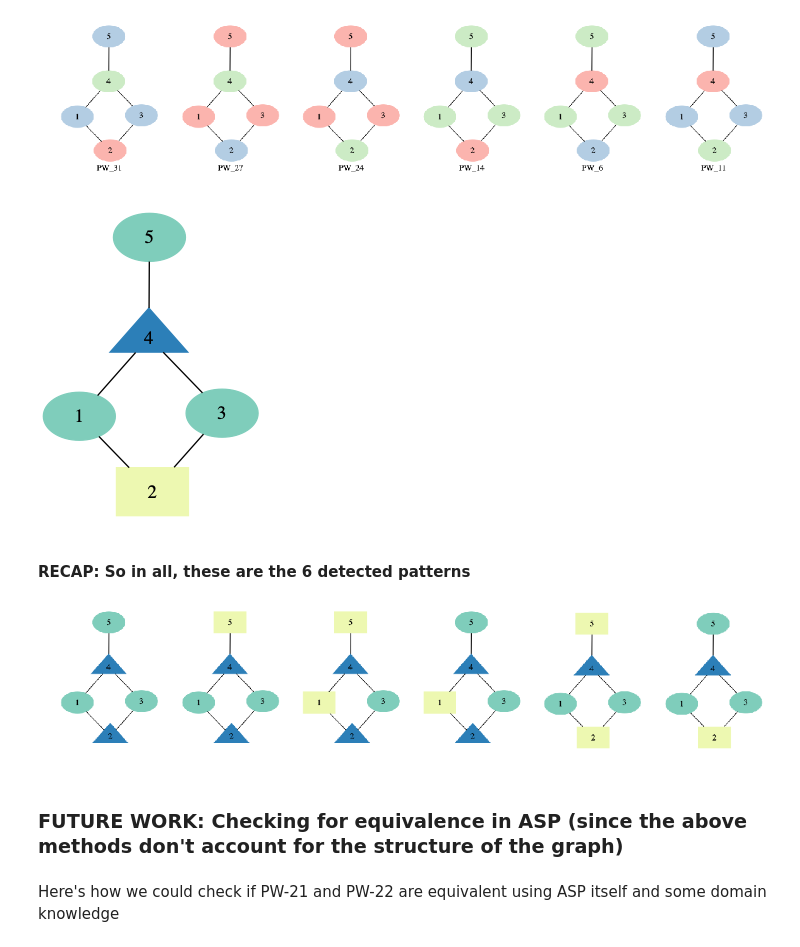
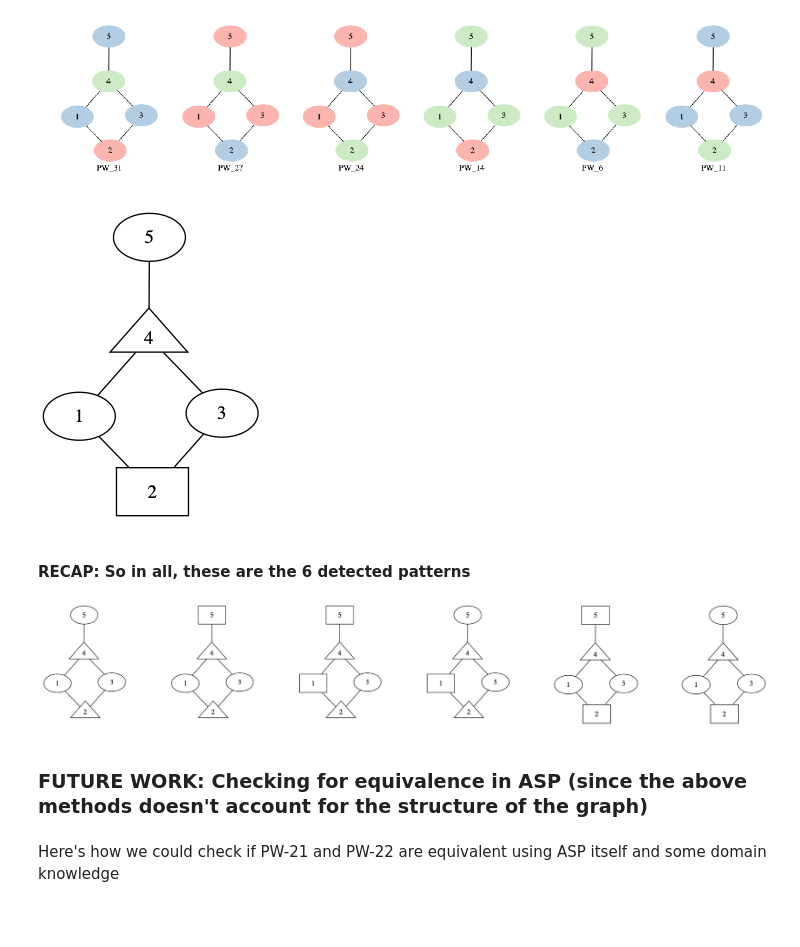
Before and after one commit to sahil1105/PWE-demos-dev, a Jupyter notebook: 3col_example.ipynb, the cells around one changed output. Cells and saved outputs as stored; diff of their text form; code cells hidden in the pictures; blank space fills up the shorter version.

Commit message:
updated 3col nb to remove color from pattern figs

```diff
--- a/3col_example.ipynb
+++ b/3col_example.ipynb
@@ -487,11 +488,11 @@ _ = PWEVisualization.linkage_dendrogram(dist_matrix=dist_matrix, save_to_folder=
 # %% [markdown]
 #### In all we get 6 clusters at the lowest level of granularity.
 # %%
-PATTERN_VIZ_CMAP = {'red': 1, 'blue':2, 'green':3}
-PATTERN_VIZ_COLORSCHEME = 'ylgnbu3'
+PATTERN_VIZ_CMAP = {'red': 'black', 'blue':'black', 'green':'black'}
+PATTERN_VIZ_COLORSCHEME = 'x11'
 PATTERN_VIZ_COLOR_NODE_SHAPE_MAP = {'red': 'box', 'blue': 'oval', 'green': 'triangle'}
 PATTERN_VIZ_PRINT_TITLE = False
-PATTERN_VIZ_FILL_TYPE = 'filled'
+PATTERN_VIZ_FILL_TYPE = 'solid'
 # %%
 pattern_reps = []
 # %% [markdown]
@@ -602,15 +603,15 @@ pattern = colorability_viz(pw_rel_dfs, cl[0], fill_type=PATTERN_VIZ_FILL_TYPE,
 pattern_reps.append(pattern)
 draw(pattern)
 # %% [output]
-[figure, old version]
+[figure, new version]
 # %% [markdown]
 #### RECAP: So in all, these are the 6 detected patterns
 # %%
-display_viz(vizs={i: pattern_reps[i] for i in range(len(pattern_reps))}, no_of_columns=6, figsize=(20,20))
+display_viz(vizs={i: pattern_reps[i] for i in range(len(pattern_reps))}, no_of_columns=6, figsize=(120,20))
 # %% [output]
-[figure, old version]
+[figure, new version]
 # %% [markdown]
-### FUTURE WORK: Checking for equivalence in ASP (since the above methods don't account for the structure of the graph)
+### FUTURE WORK: Checking for equivalence in ASP (since the above methods doesn't account for the structure of the graph)
 # %%
 from PW_explorer.export import PWEExport
 from PW_explorer.pwe_helper import pw_slicer, rel_slicer, pw_id_remapper
```
Also changed, not shown: parts of 8 cells of this notebook.
